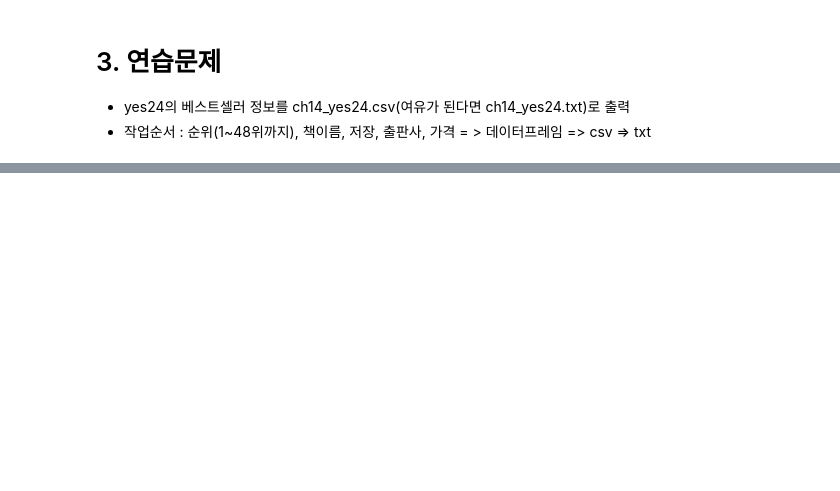
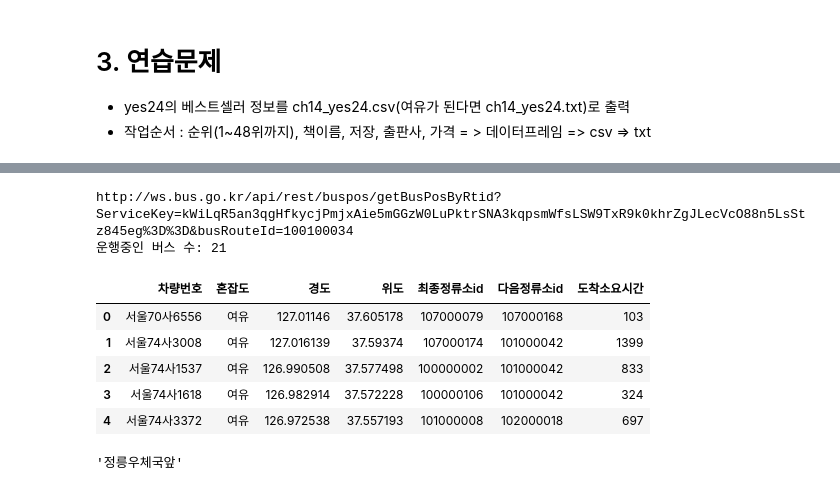
Before and after one commit to starfish99600/ai_x, a Jupyter notebook: 04_source/01_python/ch14_웹데이터수집1_정적_공공api.ipynb, the cells around one changed output, grey strips where cells are left out. Saved outputs shown, nothing was run; the diff lists cells and outputs as text; code cells hidden in the pictures; blank space fills up the shorter version.

```diff
--- a/04_source/01_python/ch14_웹데이터수집1_정적_공공api.ipynb
+++ b/04_source/01_python/ch14_웹데이터수집1_정적_공공api.ipynb
@@ -1163,0 +931,48 @@ df.head(5)
+# %%
+url3 = f'http://ws.bus.go.kr/api/rest/buspos/getBusPosByRtid?ServiceKey={key}&busRouteId={busRouteId}'
+print(url3)
+response = requests.get(url3)
+soup = BeautifulSoup(response.text, "xml")
+bus_position = []
+itemList = soup.select('itemList')
+print('운행중인 버스 수:', len(itemList))
+for itemList in soup.select('itemList'):
+    # 차량번호, 혼잡도, 경도, 위도, 최종정류장id(lastStnId), 다음정류장 id, 도착소요시간
+    plainNo = itemList.select_one('plainNo').text
+    # print(plainNo)
+    congetion = itemList.select_one('congetion').text
+    congetion = '여유' if congetion == '3' \
+            else "보통" if congetion=='4' \
+            else "혼잡" if congetion=='5' \
+            else '매우혼잡'
+    # print(congetion)
+    gpsX = itemList.select_one('gpsX').text
+    gpsY = itemList.select_one('gpsY').text
+    lastStnId = itemList.select_one('lastStnId').text
+    nextStId = itemList.select_one('nextStId').text
+    nextStTm = itemList.select_one('nextStTm').text
+    bus_position.append({
+        '차량번호' : plainNo,
+        '혼잡도' : congetion,
+        '경도' : gpsX,
+        '위도' : gpsY,
+        '최종정류소id' : lastStnId,
+        '다음정류소id' : nextStId,
+        '도착소요시간' : nextStTm
+    })
+df_pos = pd.DataFrame(bus_position)
+df_pos.head()
+# %% [output]
+http://ws.bus.go.kr/api/rest/buspos/getBusPosByRtid?ServiceKey=kWiLqR5an3qgHfkycjPmjxAie5mGGzW0LuPktrSNA3kqpsmWfsLSW9TxR9k0khrZgJLecVcO88n5LsStz845eg%3D%3D&busRouteId=100100034
+운행중인 버스 수: 21
+|  | 차량번호 | 혼잡도 | 경도 | 위도 | 최종정류소id | 다음정류소id | 도착소요시간 |
+| 0 | 서울70사6556 | 여유 | 127.01146 | 37.605178 | 107000079 | 107000168 | 103 |
+| 1 | 서울74사3008 | 여유 | 127.016139 | 37.59374 | 107000174 | 101000042 | 1399 |
+| 2 | 서울74사1537 | 여유 | 126.990508 | 37.577498 | 100000002 | 101000042 | 833 |
+| 3 | 서울74사1618 | 여유 | 126.982914 | 37.572228 | 100000106 | 101000042 | 324 |
+| 4 | 서울74사3372 | 여유 | 126.972538 | 37.557193 | 101000008 | 102000018 | 697 |
+# %%
+# id가 107000079인 정류소명
+df.loc[df['id'] == '107000079', '정류소명'].iloc[0]
+# %% [output]
+'정릉우체국앞'
```
Also changed, not shown: parts of 65 cells of this notebook, 8 other files.
